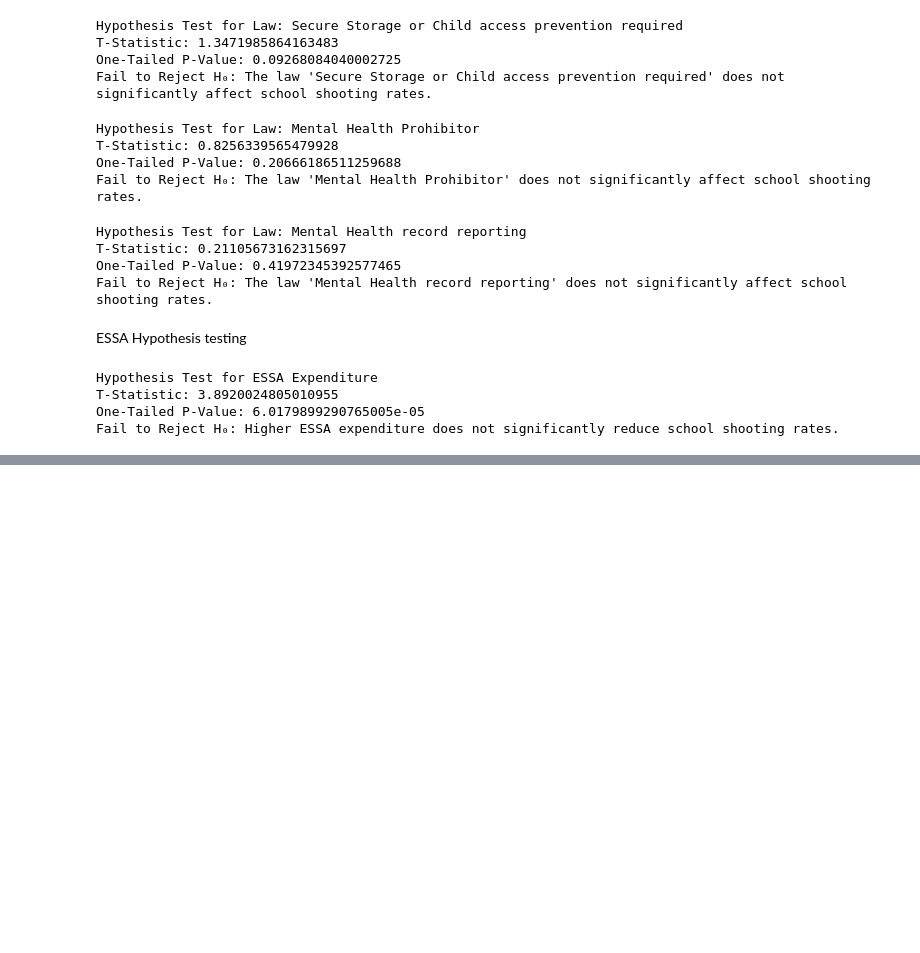
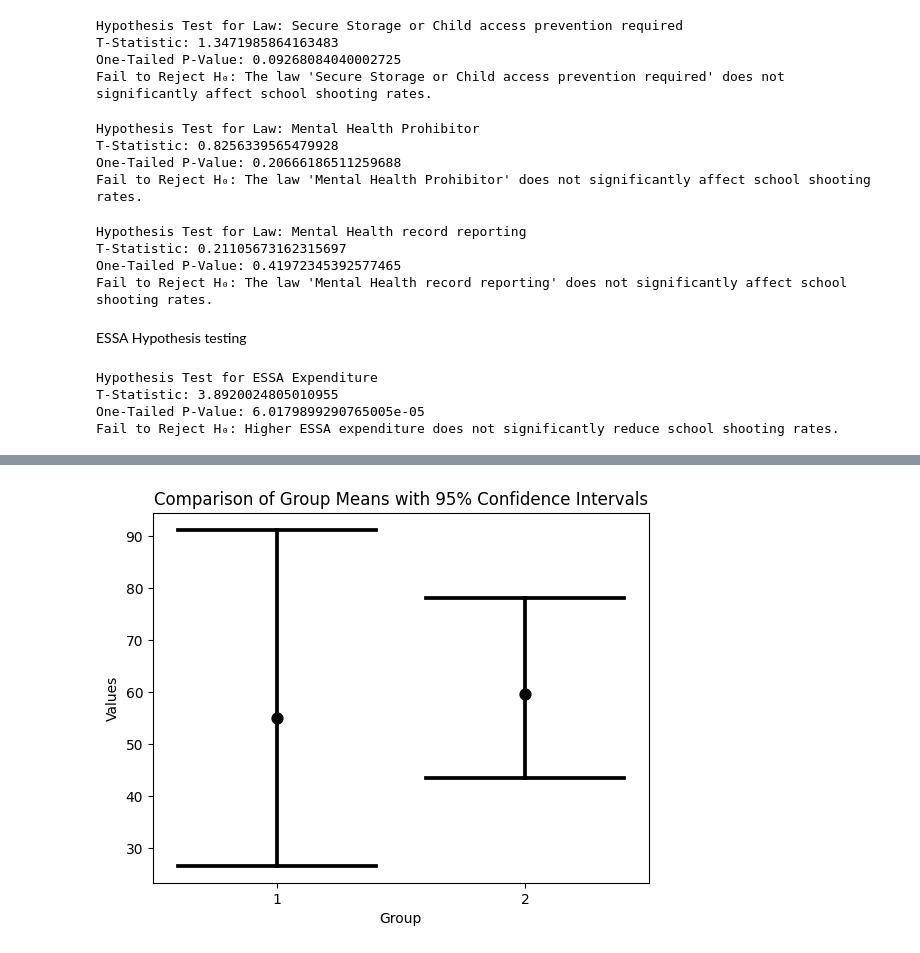
Before and after one commit to 1zpzz/QM2---school-shooting-, a Jupyter notebook: Copie_de_QM2_HypothesisTests_Shootings_vs_GunLawsAND_ESSA_HT.ipynb, the cells around one changed output, grey strips where cells are left out. Cells and saved outputs as stored; diff of their text form; code cells hidden in the pictures; blank space fills up the shorter version.

```diff
--- a/Copie_de_QM2_HypothesisTests_Shootings_vs_GunLawsAND_ESSA_HT.ipynb
+++ b/Copie_de_QM2_HypothesisTests_Shootings_vs_GunLawsAND_ESSA_HT.ipynb
@@ -383,3 +383,88 @@ Hypothesis Test for ESSA Expenditure
 T-Statistic: 3.8920024805010955
 One-Tailed P-Value: 6.0179899290765005e-05
 Fail to Reject H₀: Higher ESSA expenditure does not significantly reduce school shooting rates.
+# %%
+import pandas as pd
+import numpy as np
+from scipy.stats import t
+import matplotlib.pyplot as plt
+import seaborn as sns
+
+# Load the PPCS spending and school shooting data
+ppcs_file = "/content/ESSA 2022-2007.xlsx"
+shooting_file = "/content/public v3 .csv"
+
+ppcs_df = pd.read_excel(ppcs_file)
+shooting_df = pd.read_csv(shooting_file)
+
+# Clean the PPCS data
+ppcs_cleaned_df = ppcs_df[['state', 2022]].copy()
+ppcs_cleaned_df.columns = ['State', 'PPCS_PPCS']
+ppcs_cleaned_df['State'] = ppcs_cleaned_df['State'].astype(str).str.strip()
+ppcs_cleaned_df['PPCS_PPCS'] = pd.to_numeric(ppcs_cleaned_df['PPCS_PPCS'], errors='coerce')
+
+# Clean the shooting data
+shooting_df[['Year', 'State']] = shooting_df['Year;state'].str.split(';', expand=True)
+shooting_df['State'] = shooting_df['State'].str.strip().str.upper()
+shooting_counts = shooting_df.groupby('State').size().reset_index(name='incident_count')
+
+# Map full state names to abbreviations
+state_abbreviation_map = {
+    'Alabama': 'AL', 'Alaska': 'AK', 'Arizona': 'AZ', 'Arkansas': 'AR',
+    'California': 'CA', 'Colorado': 'CO', 'Connecticut': 'CT',
+    'Delaware': 'DE', 'District of Columbia': 'DC', 'Florida': 'FL',
+    'Georgia': 'GA', 'Hawaii': 'HI', 'Idaho': 'ID', 'Illinois': 'IL',
+    'Indiana': 'IN', 'Iowa': 'IA', 'Kansas': 'KS', 'Kentucky': 'KY',
+    'Louisiana': 'LA', 'Maine': 'ME', 'Maryland': 'MD',
+    'Massachusetts': 'MA', 'Michigan': 'MI', 'Minnesota': 'MN',
+    'Mississippi': 'MS', 'Missouri': 'MO', 'Montana': 'MT',
+    'Nebraska': 'NE', 'Nevada': 'NV', 'New Hampshire': 'NH',
+    'New Jersey': 'NJ', 'New Mexico': 'NM', 'New York': 'NY',
+    'North Carolina': 'NC', 'North Dakota': 'ND', 'Ohio': 'OH',
+    'Oklahoma': 'OK', 'Oregon': 'OR', 'Pennsylvania': 'PA',
+    'Rhode Island': 'RI', 'South Carolina': 'SC', 'South Dakota': 'SD',
+    'Tennessee': 'TN', 'Texas': 'TX', 'Utah': 'UT', 'Vermont': 'VT',
+    'Virginia': 'VA', 'Washington': 'WA', 'West Virginia': 'WV',
+    'Wisconsin': 'WI', 'Wyoming': 'WY'
+}
+ppcs_cleaned_df['State'] = ppcs_cleaned_df['State'].map(state_abbreviation_map)
+
+# Remove unmatched entries
+shooting_counts = shooting_counts[shooting_counts['State'].isin(ppcs_cleaned_df['State'])]
+
+# Merge datasets
+merged_df = pd.merge(ppcs_cleaned_df, shooting_counts, on='State', how='inner')
+
+# Split data based on PPCS spending
+mean_ppcs = merged_df['PPCS_PPCS'].mean()
+high_ppcs = merged_df[merged_df['PPCS_PPCS'] > mean_ppcs]['incident_count']
+low_ppcs = merged_df[merged_df['PPCS_PPCS'] <= mean_ppcs]['incident_count']
+
+# Perform t-test statistic manually
+df = len(high_ppcs) + len(low_ppcs) - 2
+critical_value = np.abs(t.ppf(0.05, df))
+
+# Calculate t-statistic manually
+mean_diff = high_ppcs.mean() - low_ppcs.mean()
+pooled_std = np.sqrt(high_ppcs.var(ddof=1)/len(high_ppcs) + low_ppcs.var(ddof=1)/len(low_ppcs))
+t_stat = mean_diff / pooled_std
+
+print(f"T-statistic: {t_stat:.3f}, Critical Value: {critical_value:.3f}")
+
+# Hypothesis Decision
+if t_stat < -critical_value:
+    print("Reject H₀: Higher PPCS spending significantly reduces school shooting rates.")
+else:
+    print("Fail to Reject H₀: Higher PPCS spending does not significantly affect school shooting rates.")
+
+# Visualization matching the provided structure
+groups = pd.DataFrame({'Values': pd.concat([high_ppcs, low_ppcs]),
+                       'Group': [1]*len(high_ppcs) + [2]*len(low_ppcs)})
+
+sns.pointplot(data=groups, x='Group', y='Values',
+              errorbar=('ci', 95), color='black', join=False, capsize=.8)
+plt.xlabel('Group')
+plt.ylabel('Values')
+plt.title('Comparison of Group Means with 95% Confidence Intervals')
+plt.show()
+# %% [output]
@@ -385,0 +476 @@ Fail to Reject H₀: Higher ESSA expenditure does not significantly reduce schoo
+[figure, added]
```
Also changed, not shown: parts of 1 cell of this notebook.
